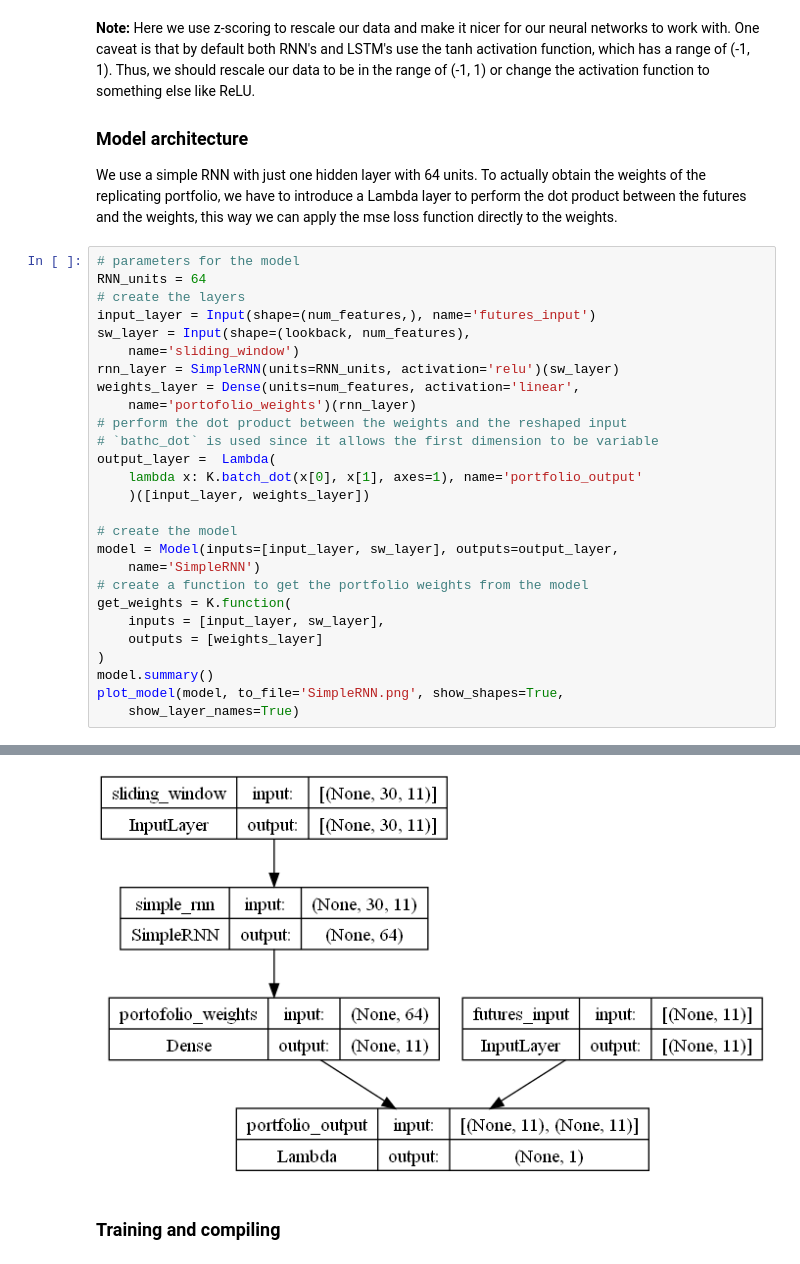
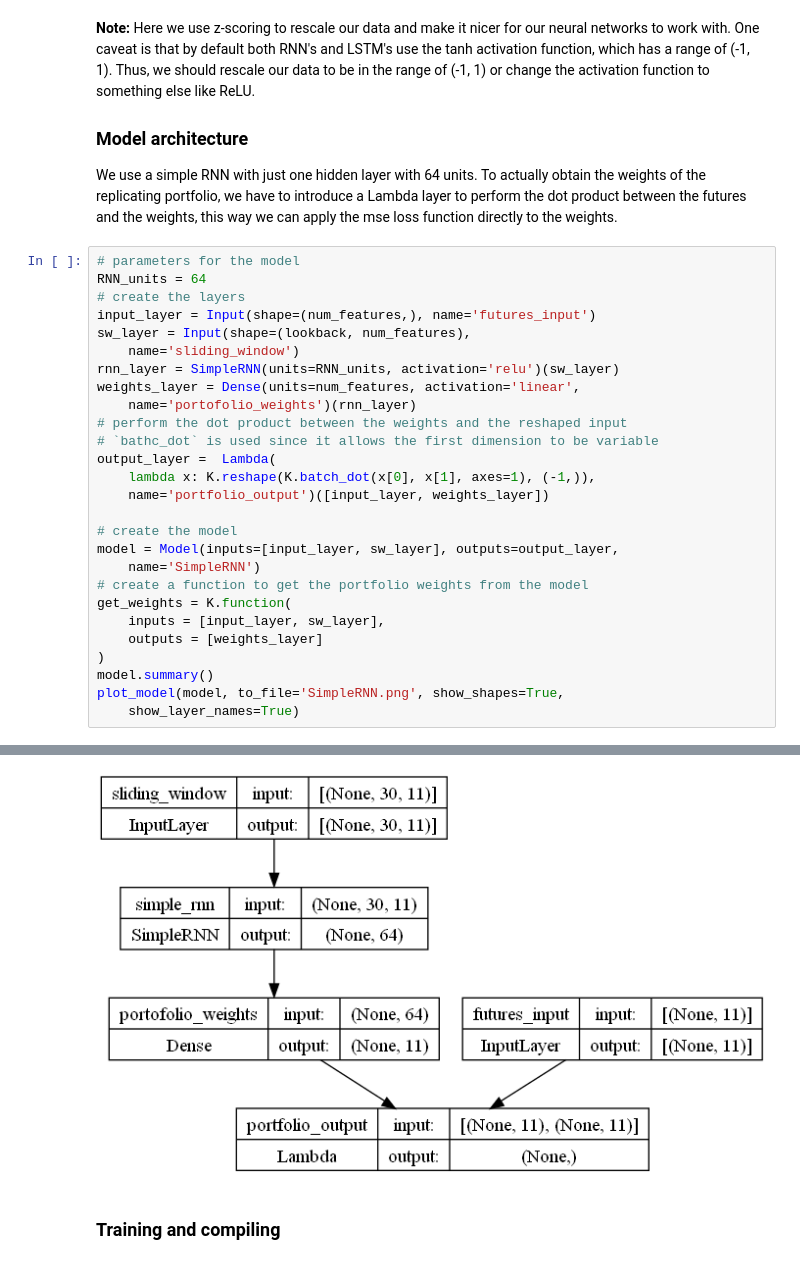
Before and after one commit to jstringara/Fintech, a Jupyter notebook: FinalProject/neuralReplication.ipynb, the cells around one changed output, grey strips where cells are left out. Drawn from its saved outputs; the diff is of its cells as text.

```diff
--- a/FinalProject/neuralReplication.ipynb
+++ b/FinalProject/neuralReplication.ipynb
@@ -315,8 +314,8 @@ weights_layer = Dense(units=num_features, activation='linear',
 # perform the dot product between the weights and the reshaped input
 # `bathc_dot` is used since it allows the first dimension to be variable
 output_layer =  Lambda(
-    lambda x: K.batch_dot(x[0], x[1], axes=1), name='portfolio_output'
-    )([input_layer, weights_layer])
+    lambda x: K.reshape(K.batch_dot(x[0], x[1], axes=1), (-1,)),
+    name='portfolio_output')([input_layer, weights_layer])
 
 # create the model
 model = Model(inputs=[input_layer, sw_layer], outputs=output_layer,
@@ -346,11 +345,11 @@ ________________________________________________________________________________
                                                                   'portofolio_weights[0][0]']
 
 ==================================================================================================
 Total params: 5,579
 Trainable params: 5,579
 Non-trainable params: 0
 __________________________________________________________________________________________________
-[figure, old version]
+[figure, new version]
 # %% [markdown]
 ### Training and compiling
 # %%
```
Also changed, not shown: parts of 10 cells of this notebook, 1 other file.
